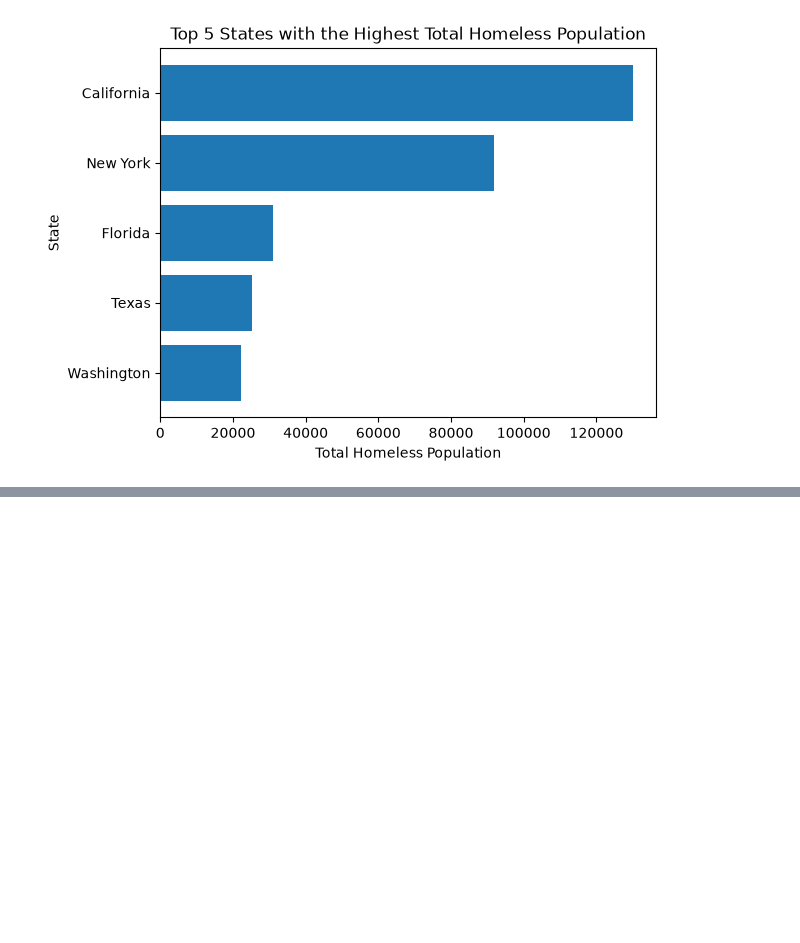
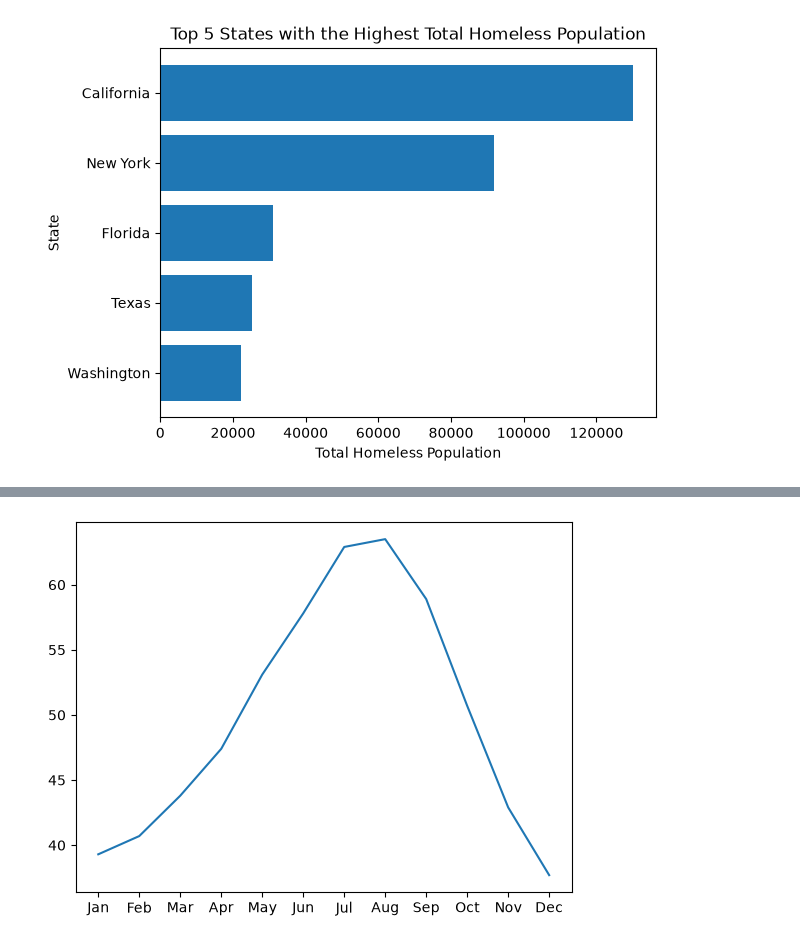
Before and after one commit to james-mutunga/Python-class, a Jupyter notebook: Pydata-Module/Matplotlib-and-Seaborn-with-Python.ipynb, the cells around one changed output, grey strips where cells are left out. Saved outputs shown, nothing was run; the diff lists cells and outputs as text; code cells hidden in the pictures; blank space fills up the shorter version.

```diff
--- a/Pydata-Module/Matplotlib-and-Seaborn-with-Python.ipynb
+++ b/Pydata-Module/Matplotlib-and-Seaborn-with-Python.ipynb
@@ -174,0 +273,4 @@ seattle_weather = pd.read_csv(r"C:\Users\User\desktop\Python-Class\Data\seattle_
+# %%
+# Setting the DATE column as the index column
+seattle = seattle.set_index("DATE")
+seattle.head()
@@ -174,0 +321,4 @@ seattle_weather = pd.read_csv(r"C:\Users\User\desktop\Python-Class\Data\seattle_
+# %%
+# seattle weather for the first year
+seattle_weather_sliced = seattle.iloc[:12]
+seattle_weather_sliced
@@ -174,0 +341,6 @@ seattle_weather = pd.read_csv(r"C:\Users\User\desktop\Python-Class\Data\seattle_
+# %%
+fig, ax = plt.subplots()
+ax.plot(seattle_weather_sliced["MONTH"], seattle_weather_sliced["MLY-TAVG-NORMAL"])
+plt.show()
+# %% [output]
+[figure, added]
```
Also changed, not shown: parts of 24 cells of this notebook, 1 other file.
